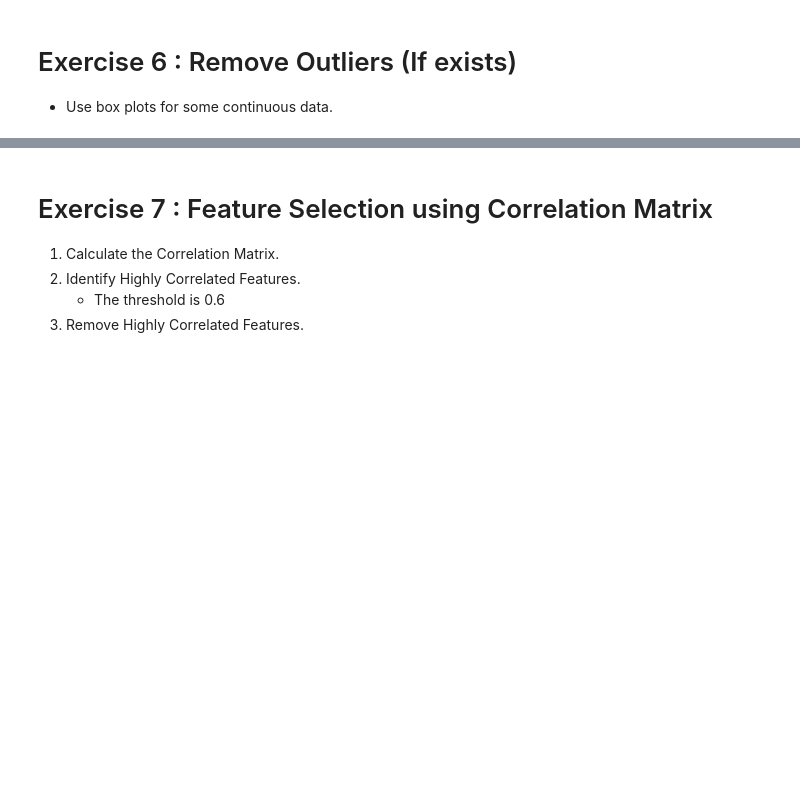
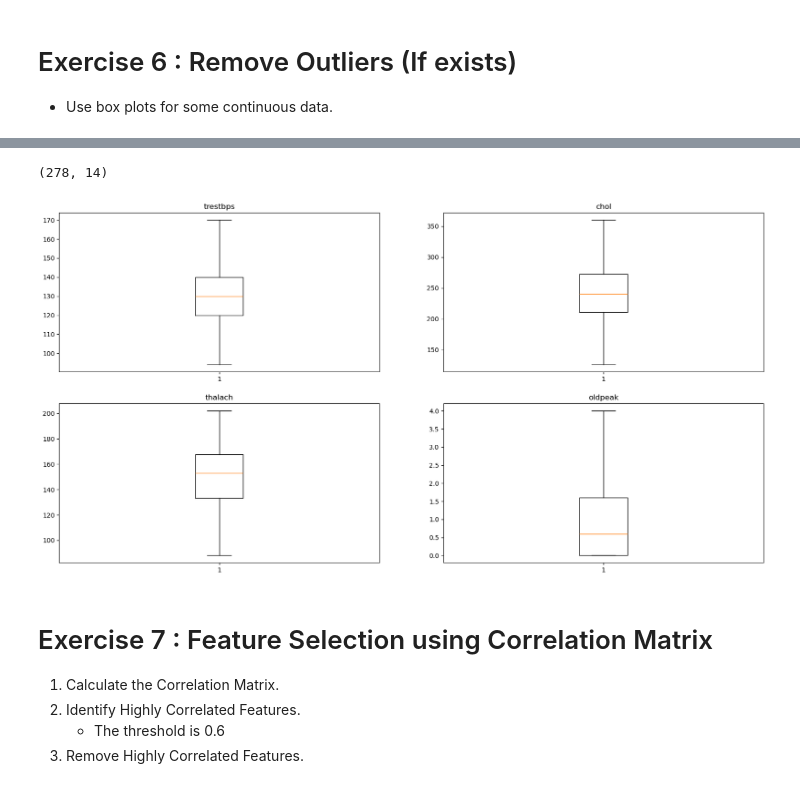
Before and after one commit to 013nour/Logistic_Regression-Lab1, a Jupyter notebook: Assignment.ipynb, the cells around one changed output, grey strips where cells are left out. Cells and saved outputs as stored; diff of their text form; code cells hidden in the pictures; blank space fills up the shorter version.

```diff
--- a/Assignment.ipynb
+++ b/Assignment.ipynb
@@ -27,3 +280,25 @@
+# %%
+df.shape
+# %% [output]
+(278, 14)
+# %%
+fig, axs = plt.subplots(nrows=2, ncols=2, figsize=(20, 10))
+
+axs[0, 0].boxplot(df['trestbps'])
+axs[0, 0].set_title('trestbps')
+
+axs[0, 1].boxplot(df['chol'])
+axs[0, 1].set_title('chol')
+
+axs[1, 0].boxplot(df['thalach'])
+axs[1, 0].set_title('thalach')
+
+axs[1, 1].boxplot(df['oldpeak'])
+axs[1, 1].set_title('oldpeak')
+
+plt.show();
+# %% [output]
+[figure, added]
 # %% [markdown]
 # Exercise 7 : Feature Selection using Correlation Matrix
 
```
Also changed, not shown: parts of 61 cells of this notebook.
